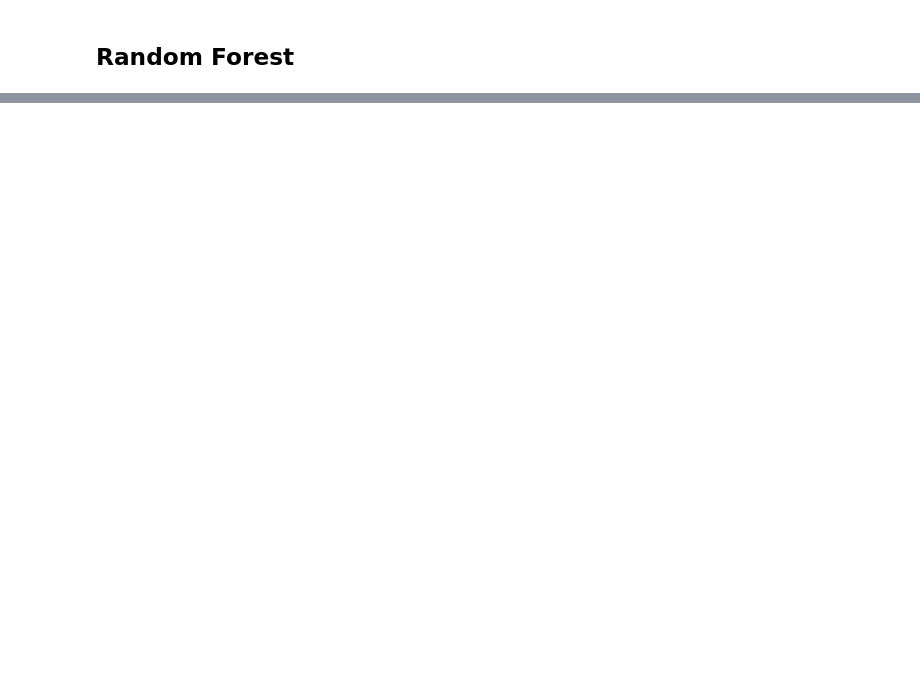
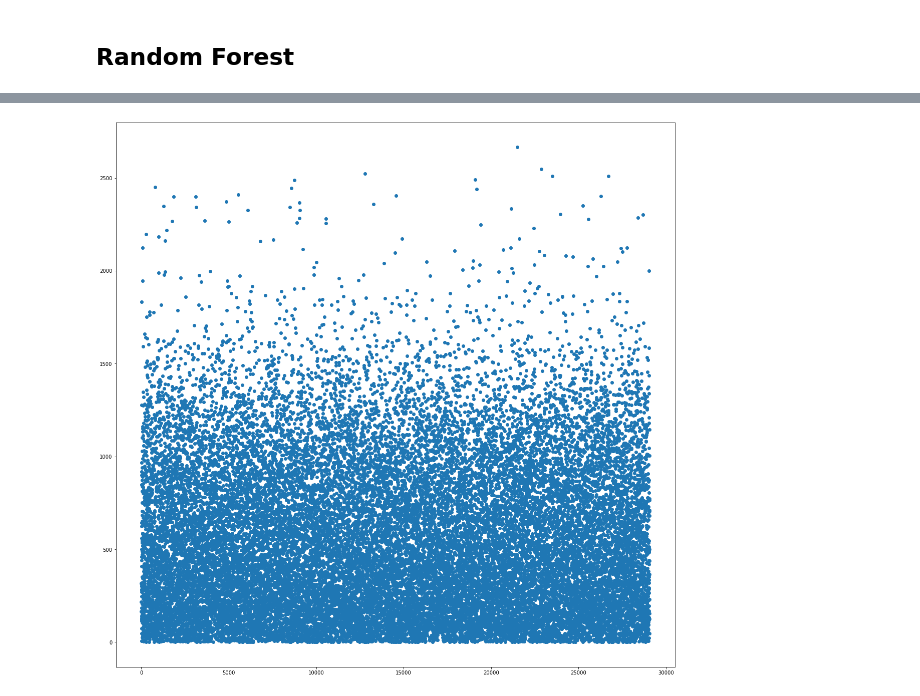
Before and after one commit to Robpennekamp/AppliedMachineLearning, a Jupyter notebook: AML_pipeline_suus.ipynb, the cells around one changed output, grey strips where cells are left out. Drawn from its saved outputs; the diff is of its cells as text; code cells hidden in the pictures; blank space fills up the shorter version.

```diff
--- a/AML_pipeline_suus.ipynb
+++ b/AML_pipeline_suus.ipynb
@@ -203,0 +239,13 @@ result
+# %%
+diff = abs(list(Y_test) - acc_rf)
+diff
+
+y_axis = range(0,len(Y_test))
+y_axis
+
+plt.figure(figsize=(20,20))
+
+plt.scatter(y_axis,diff)
+plt.show()
+# %% [output]
+[figure, added]
```
Also changed, not shown: parts of 10 cells of this notebook.
